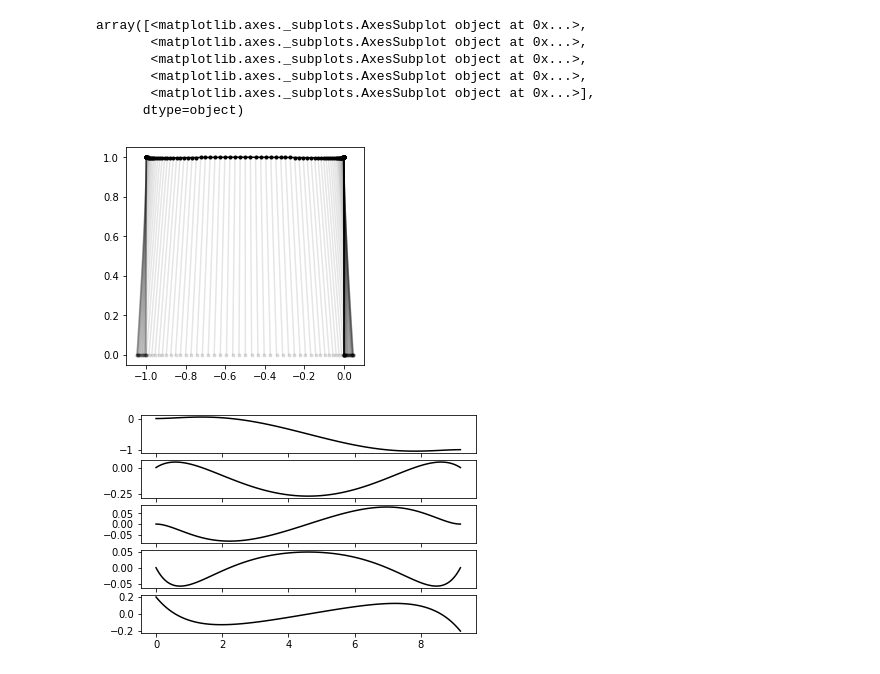
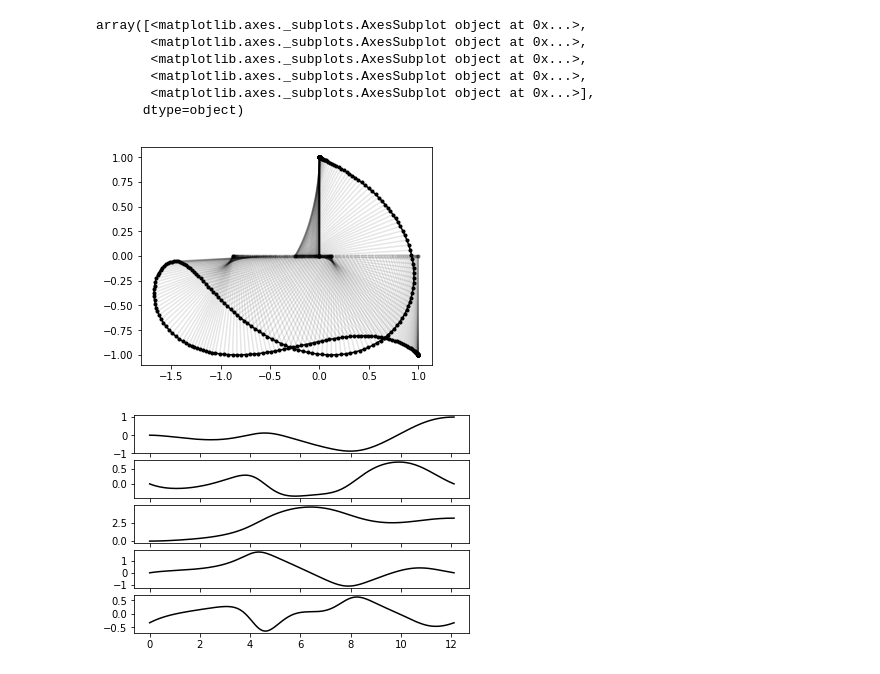
Before and after one commit to cisprague/icra2019, a Jupyter notebook: notebooks/indirect.ipynb, the cells around one changed output. Drawn from its saved outputs; the diff is of its cells as text; code cells hidden in the pictures.

```diff
--- a/notebooks/indirect.ipynb
+++ b/notebooks/indirect.ipynb
@@ -43,22 +21,22 @@ for cond in conds:
 # %%
 # sample nominal trajectory
-xf = [-1,0,0,0]
 x0 = [0,0,0,0]
+xf = [1,0,np.pi,0]
 nedir = "../data/nominal_energy/"
 dv = np.load(nedir + str((x0,xf)) + ".npy")
 seg = Indirect(x0, xf)
-tl, xl, ul = seg.propagate(*seg.decode(dv), 0.1, controls=True)
-seg.plot_traj(xl)
+tl, xl, ul = seg.propagate(*seg.decode(dv), 0, controls=True)
+ax = seg.plot_traj(xl)
 seg.plot_timeline(tl, xl, ul)
 # %% [output]
 array([<matplotlib.axes._subplots.AxesSubplot object at 0x...>,
        <matplotlib.axes._subplots.AxesSubplot object at 0x...>,
        <matplotlib.axes._subplots.AxesSubplot object at 0x...>,
        <matplotlib.axes._subplots.AxesSubplot object at 0x...>,
        <matplotlib.axes._subplots.AxesSubplot object at 0x...>],
       dtype=object)
-[figure, old version]
+[figure, new version]
-[figure, old version]
+[figure, new version]
 # %%
 # slice trajectory
 Tls, xls = seg.sample_traj(tl, xl)
```
Also changed, not shown: parts of 6 cells of this notebook, 16 other files.
